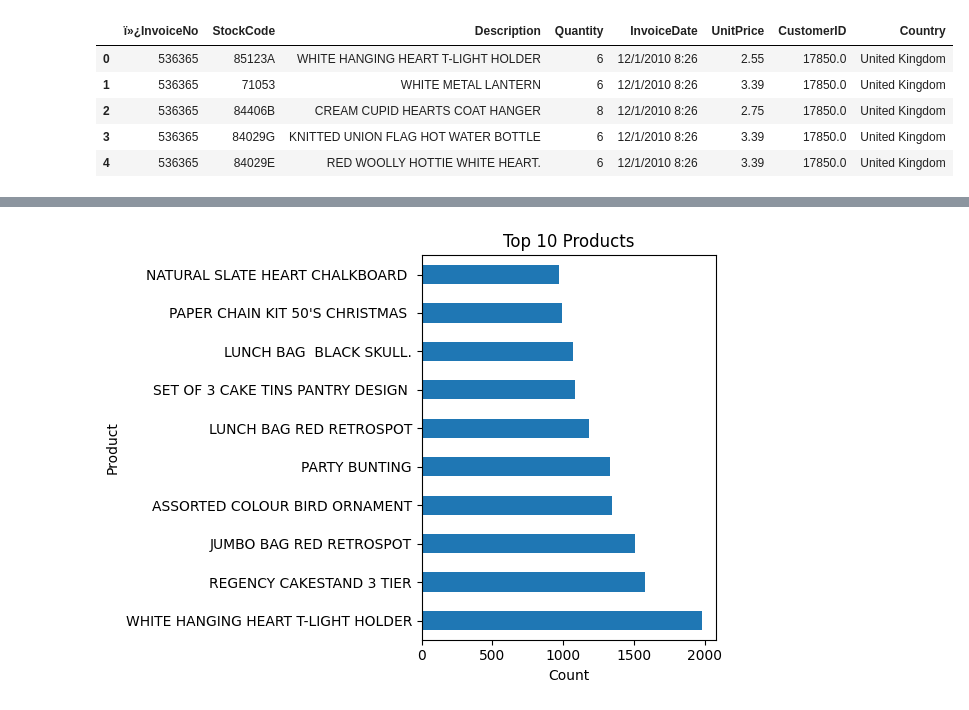
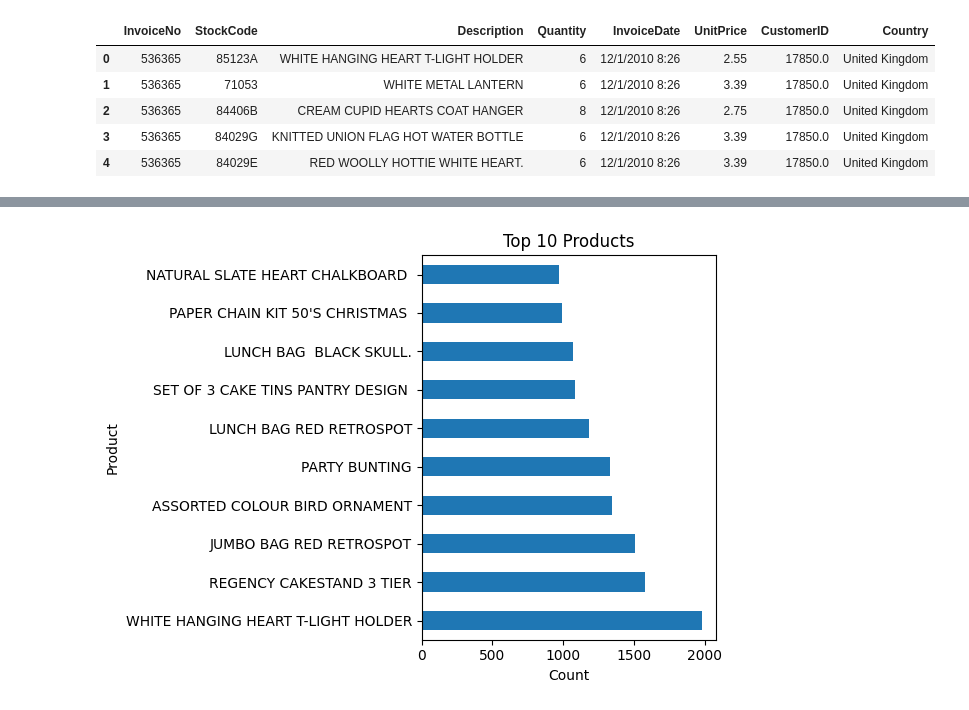
Before and after one commit to M-Samly/Samly-258738G, a Jupyter notebook: notebooks/analysis.ipynb, the cells around one changed output, grey strips where cells are left out. Saved outputs shown, nothing was run; the diff lists cells and outputs as text; code cells hidden in the pictures.

```diff
--- a/notebooks/analysis.ipynb
+++ b/notebooks/analysis.ipynb
@@ -1,11 +1,11 @@
 # %%
 import pandas as pd
 import matplotlib.pyplot as plt
 
-df = pd.read_csv('../data/online_retail.csv', encoding='ISO-8859-1')
+df = pd.read_csv('../data/online_retail.csv')
 df.head()
 # %% [output]
-|  | ï»¿InvoiceNo | StockCode | Description | Quantity | InvoiceDate | UnitPrice | CustomerID | Country |
+|  | InvoiceNo | StockCode | Description | Quantity | InvoiceDate | UnitPrice | CustomerID | Country |
 | 0 | 536365 | 85123A | WHITE HANGING HEART T-LIGHT HOLDER | 6 | 12/1/2010 8:26 | 2.55 | 17850.0 | United Kingdom |
 | 1 | 536365 | 71053 | WHITE METAL LANTERN | 6 | 12/1/2010 8:26 | 3.39 | 17850.0 | United Kingdom |
 | 2 | 536365 | 84406B | CREAM CUPID HEARTS COAT HANGER | 8 | 12/1/2010 8:26 | 2.75 | 17850.0 | United Kingdom |
```
Also changed, not shown: parts of 2 cells of this notebook, 4 other files.
